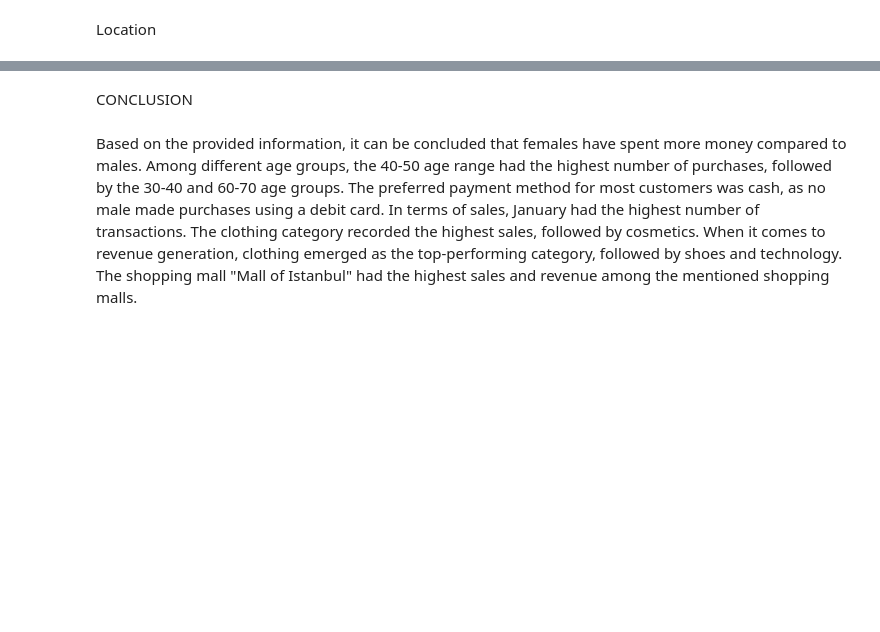
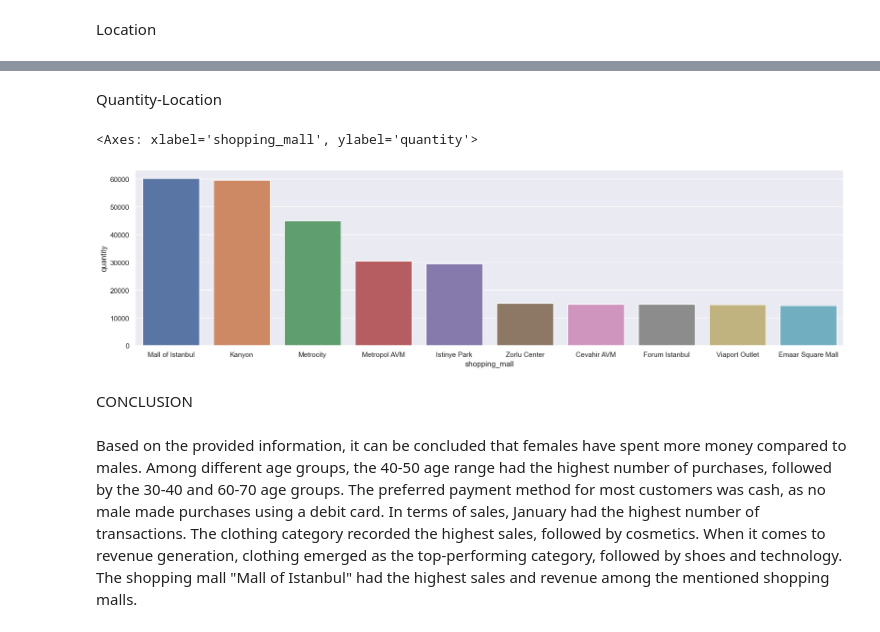
Before and after one commit to heysouravroy/sales_data_analysis_using_python, a Jupyter notebook: main.ipynb, the cells around one changed output, grey strips where cells are left out. Saved outputs shown, nothing was run; the diff lists cells and outputs as text; code cells hidden in the pictures; blank space fills up the shorter version.

Commit message:
Add files via upload
added the location vs category graph

```diff
--- a/main.ipynb
+++ b/main.ipynb
@@ -120,2 +224,4 @@ sns.barplot(x = 'shopping_mall',y= 'price' ,data = sales_loc)
 # %%
 # the shopping mall "Mall of Istanbul" has generated most revenue
+# %% [markdown]
+Quantity-Location
@@ -122,3 +234,10 @@ sns.barplot(x = 'shopping_mall',y= 'price' ,data = sales_loc)
+# %%
+sales_loc = xy.groupby(['shopping_mall'], as_index=False)['quantity'].sum().sort_values(by='quantity', ascending=False) # type: ignore
+sns.set(rc={'figure.figsize':(20,5)})
+sns.barplot(x = 'shopping_mall',y= 'quantity' ,data = sales_loc)
+# %% [output]
+<Axes: xlabel='shopping_mall', ylabel='quantity'>
+[figure, added]
 # %% [markdown]
 CONCLUSION
 # %% [markdown]
```
Also changed, not shown: parts of 22 cells of this notebook.
